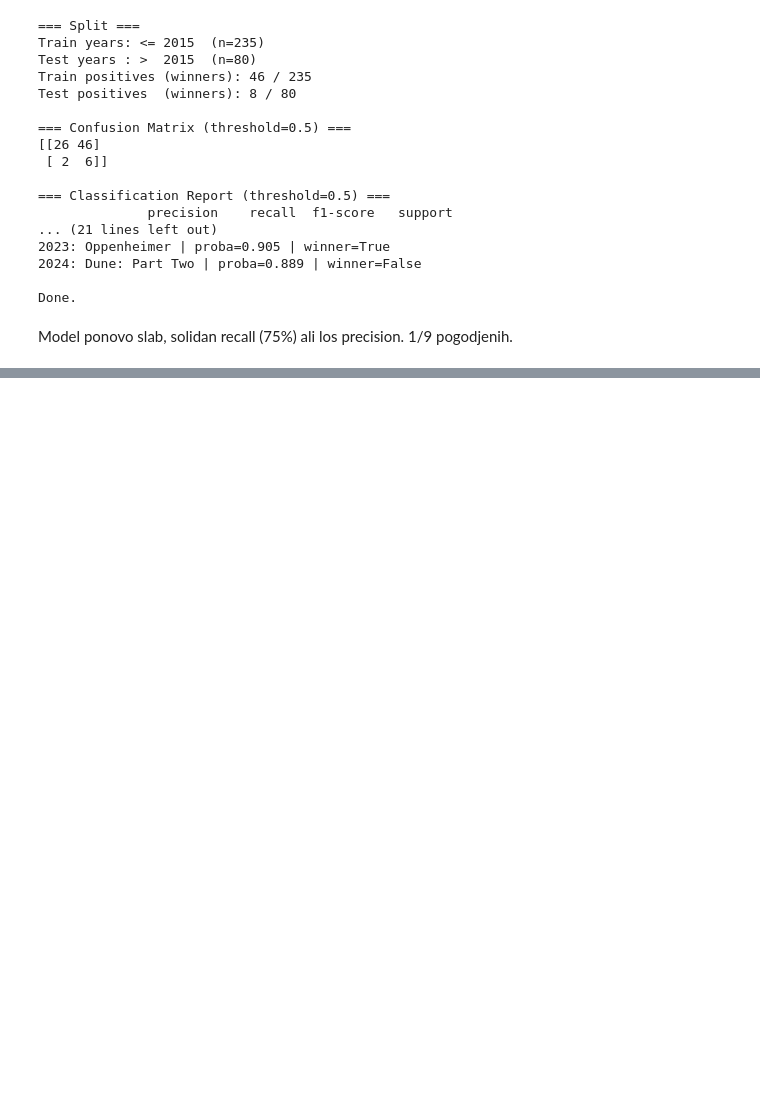
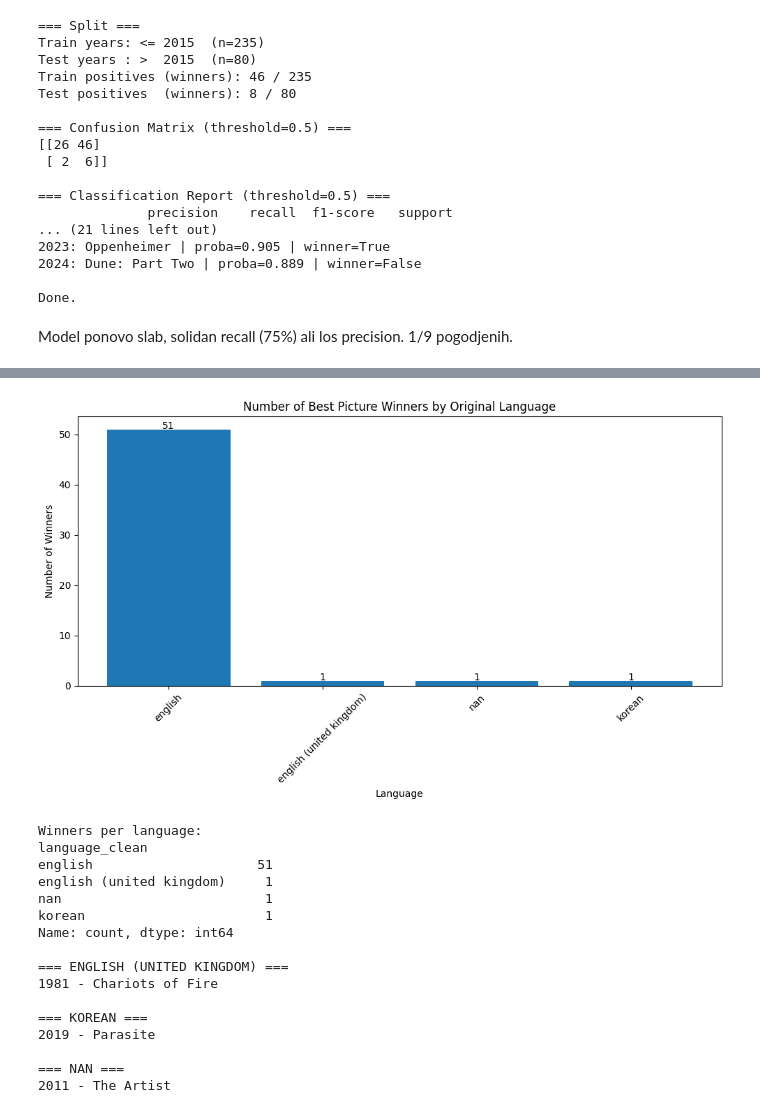
Before and after one commit to milosdiklic25/siap, a Jupyter notebook: project.ipynb, the cells around one changed output, grey strips where cells are left out. Saved outputs shown, nothing was run; the diff lists cells and outputs as text; code cells hidden in the pictures; blank space fills up the shorter version.

```diff
--- a/project.ipynb
+++ b/project.ipynb
@@ -269,0 +384,22 @@ Model ponovo slab, solidan recall (75%) ali los precision. 1/9 pogodjenih.
+# %%
+import plot_language
+
+plot_language.main()
+# %% [output]
+[figure, added]
+Winners per language:
+language_clean
+english                     51
+english (united kingdom)     1
+nan                          1
+korean                       1
+Name: count, dtype: int64
+
+=== ENGLISH (UNITED KINGDOM) ===
+1981 - Chariots of Fire
+
+=== KOREAN ===
+2019 - Parasite
+
+=== NAN ===
+2011 - The Artist
```
Also changed, not shown: parts of 7 cells of this notebook, 7 other files.
